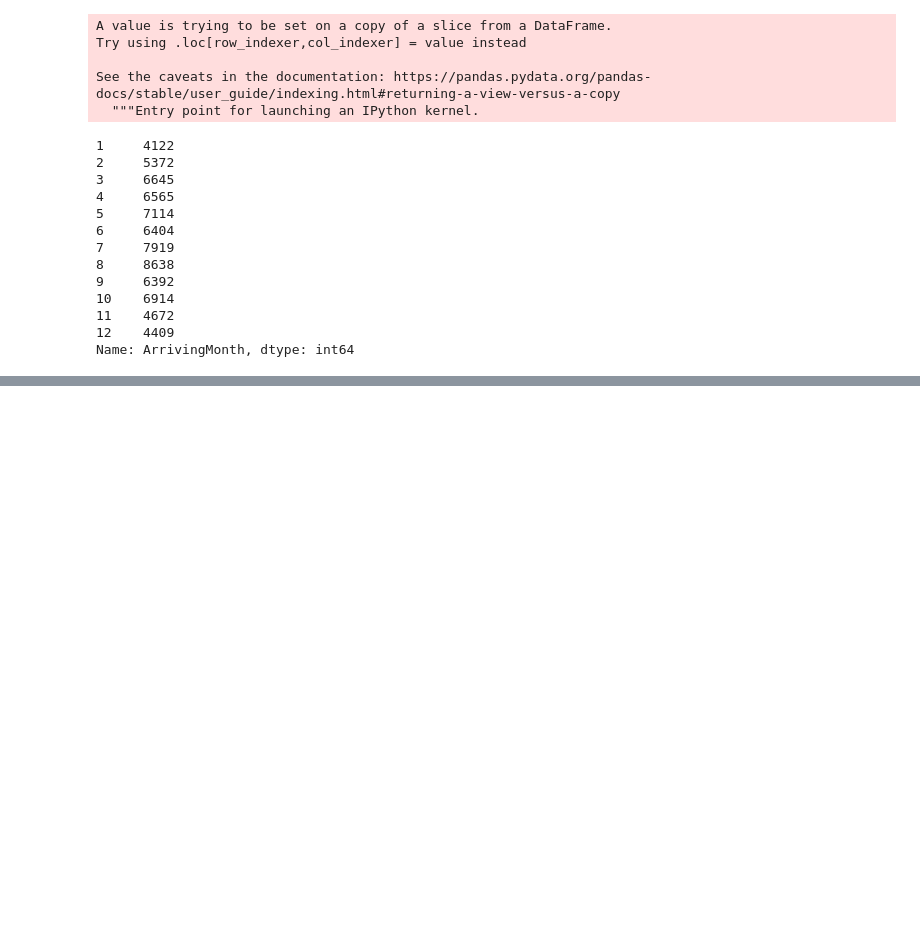
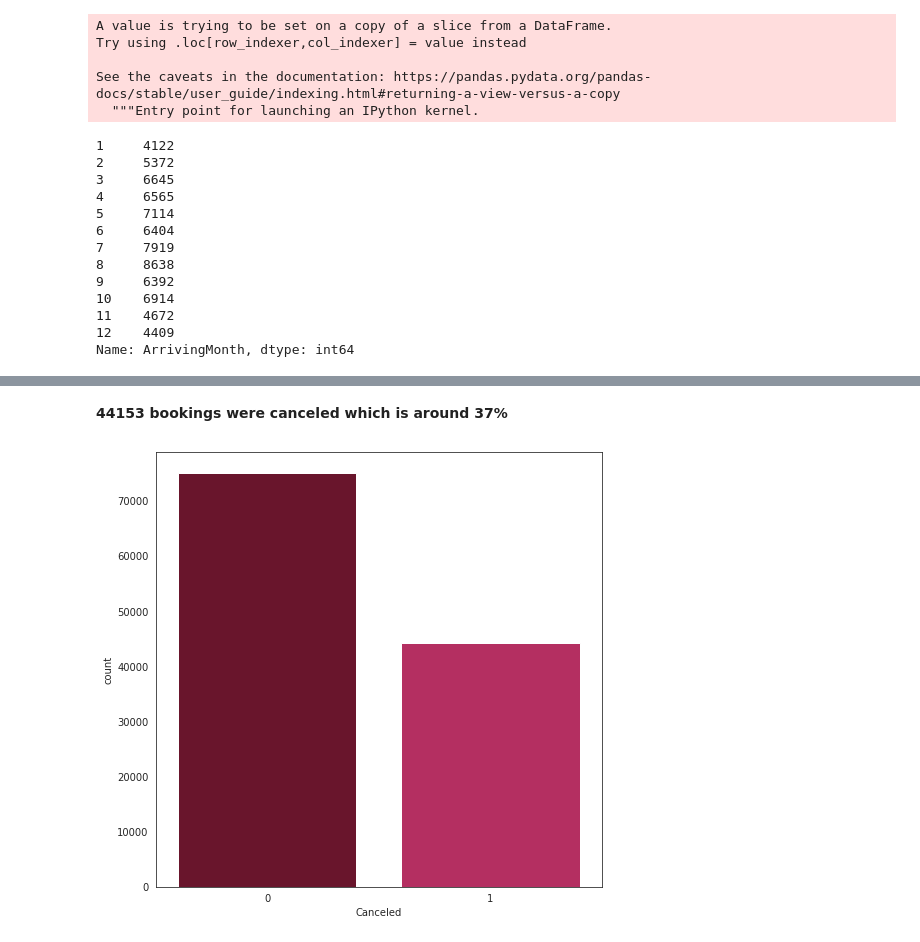
Before and after one commit to Shivraj285/EDA-Hotel-Booking-Analysis, a Jupyter notebook: Shivraj_Y_Saude_Hotel_Booking_Analysis_Capstone_Project.ipynb, the cells around one changed output, grey strips where cells are left out. Cells and saved outputs as stored; diff of their text form; code cells hidden in the pictures; blank space fills up the shorter version.

```diff
--- a/Shivraj_Y_Saude_Hotel_Booking_Analysis_Capstone_Project.ipynb
+++ b/Shivraj_Y_Saude_Hotel_Booking_Analysis_Capstone_Project.ipynb
@@ -260,0 +340,10 @@ Name: ArrivingMonth, dtype: int64
+# %% [markdown]
+**44153 bookings were canceled which is around 37%**
+# %%
+#Canceled=1, Not canceled= 0
+canceled_data = dataFrame['Canceled']
+sns.countplot(canceled_data, palette=['#770726','#ca195b'])
+
+plt.show()
+# %% [output]
+[figure, added]
```
Also changed, not shown: parts of 24 cells of this notebook.
